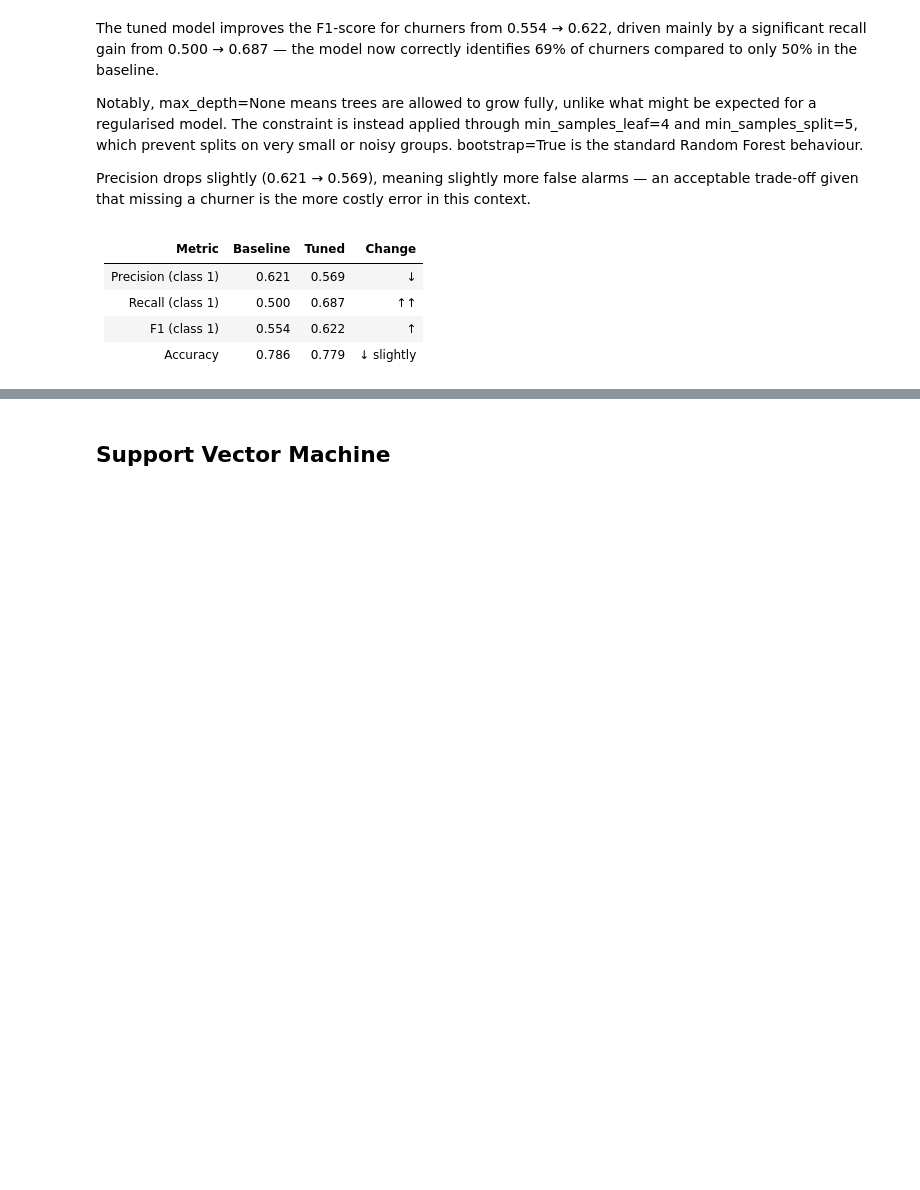
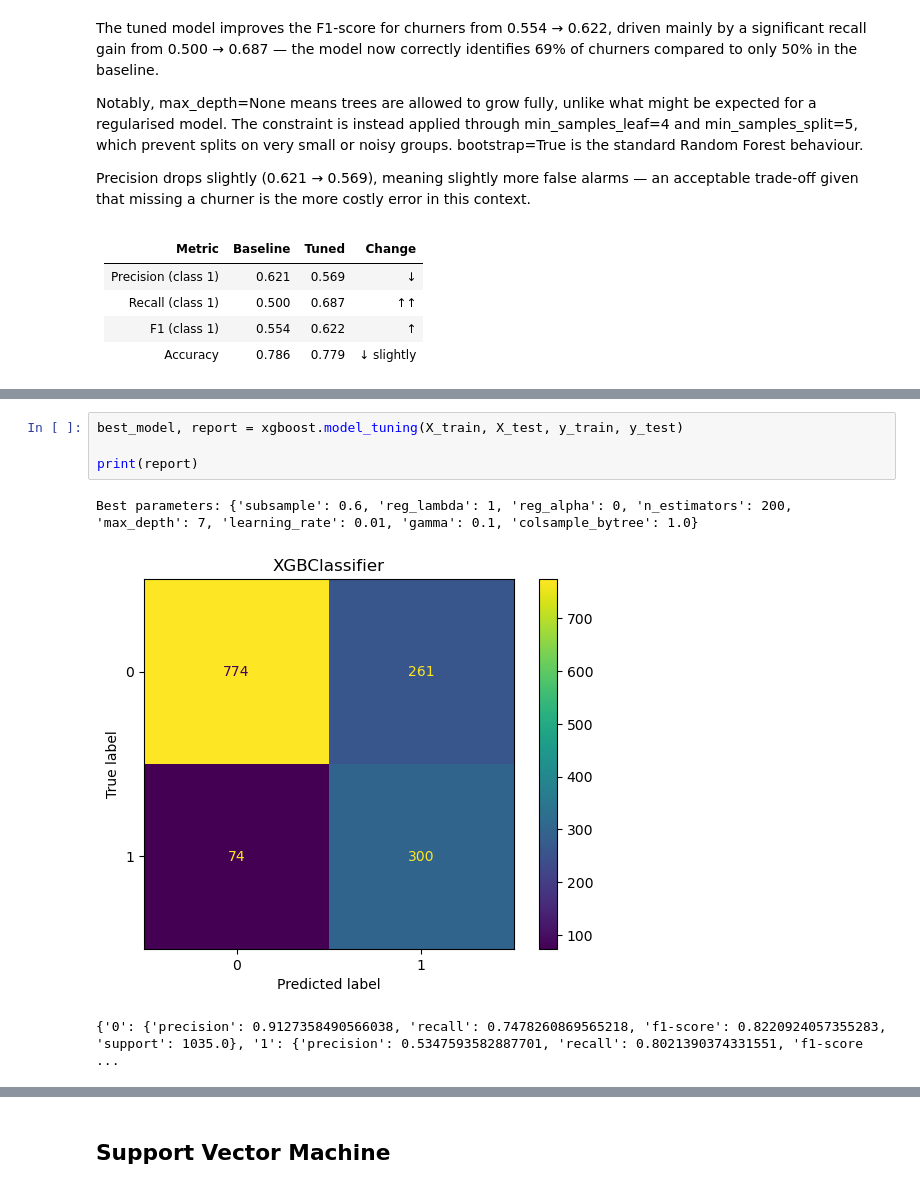
Before and after one commit to anarmsilva10/customer_churn, a Jupyter notebook: notebooks/04_models.ipynb, the cells around one changed output, grey strips where cells are left out. Drawn from its saved outputs; the diff is of its cells as text; blank space fills up the shorter version.

```diff
--- a/notebooks/04_models.ipynb
+++ b/notebooks/04_models.ipynb
@@ -121,0 +131,8 @@ Precision drops slightly (0.621 → 0.569), meaning slightly more false alarms
+# %%
+best_model, report = xgboost.model_tuning(X_train, X_test, y_train, y_test)
+
+print(report)
+# %% [output]
+Best parameters: {'subsample': 0.6, 'reg_lambda': 1, 'reg_alpha': 0, 'n_estimators': 200, 'max_depth': 7, 'learning_rate': 0.01, 'gamma': 0.1, 'colsample_bytree': 1.0}
+[figure, added]
+{'0': {'precision': 0.9127358490566038, 'recall': 0.7478260869565218, 'f1-score': 0.8220924057355283, 'support': 1035.0}, '1': {'precision': 0.5347593582887701, 'recall': 0.8021390374331551, 'f1-score ...
```
Also changed, not shown: parts of 5 cells of this notebook, 1 other file.
